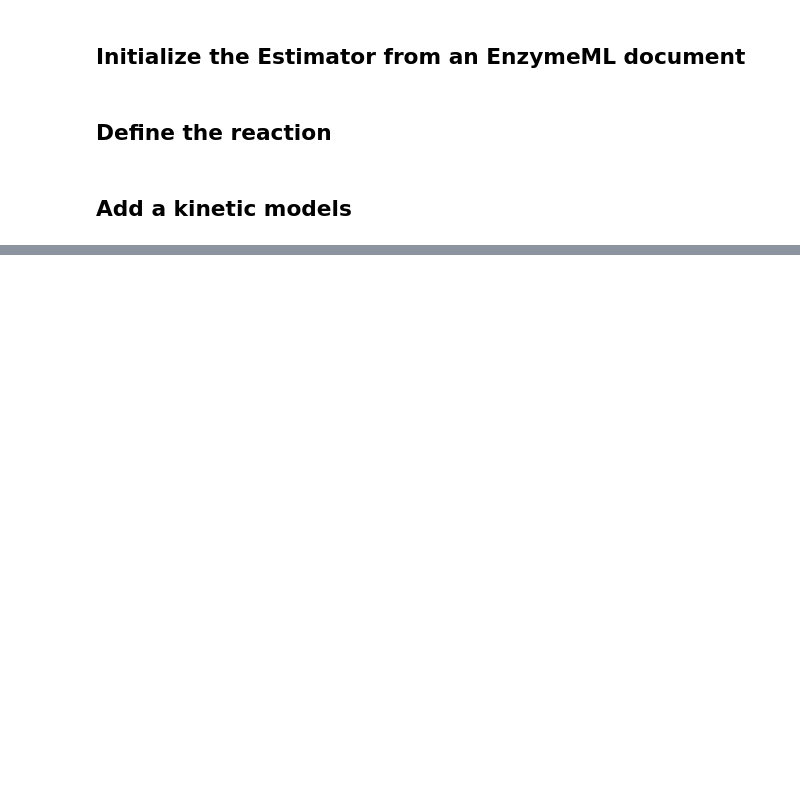
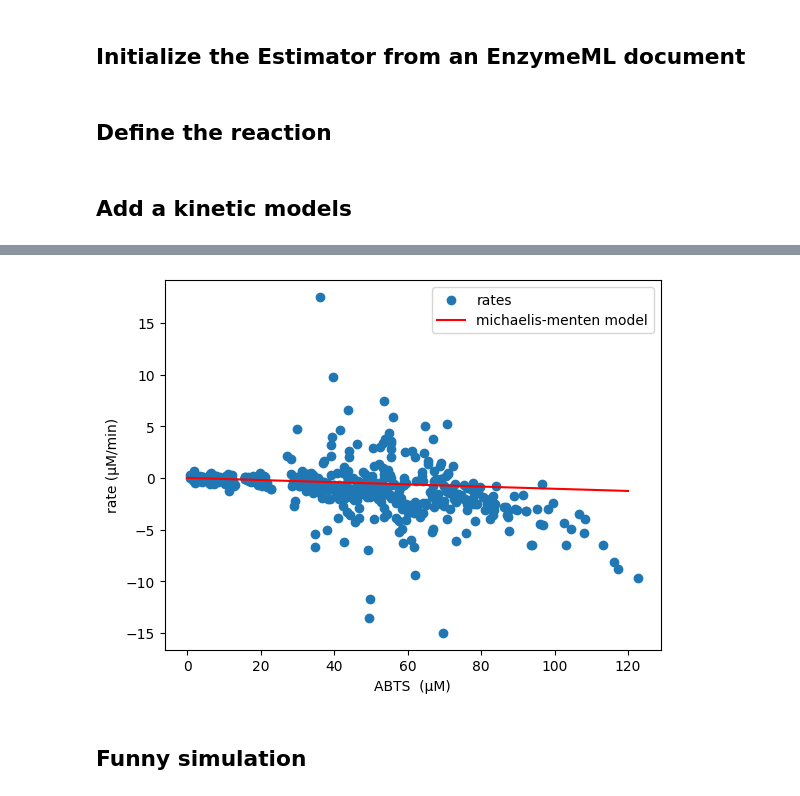
Before and after one commit to FAIRChemistry/EnzymePynetics, a Jupyter notebook: test_enzymepynetics.ipynb, the cells around one changed output, grey strips where cells are left out. Saved outputs shown, nothing was run; the diff lists cells and outputs as text; code cells hidden in the pictures; blank space fills up the shorter version.

```diff
--- a/test_enzymepynetics.ipynb
+++ b/test_enzymepynetics.ipynb
@@ -98,0 +83,28 @@ e.visualize()
+# %%
+nan_mask = np.isnan(e.substrate_data).any(axis=1)
+
+
+def mm_model(s, e, k_cat, K_m):
+    return -e * k_cat * s / (K_m + s)
+
+
+substrates = e.substrate_data[~nan_mask]
+init_subsrates = e.init_substrate_data[~nan_mask]
+
+np.diff(substrates)
+plt.scatter(substrates[:, :-1], (np.diff(substrates)), label="rates")
+plt.plot(
+    np.linspace(0, 120, 100),
+    mm_model(np.linspace(0, 120, 100), 6.55, 1610, 999999),
+    color="red",
+    label="michaelis-menten model",
+)
+# plt.plot(np.linspace(0,120,100), mm_model(np.linspace(0,120,100), 6.55, 3, 40), color="red", label="michaelis-menten model")
+plt.ylabel("rate (µM/min)")
+plt.xlabel("ABTS  (µM)")
+plt.legend()
+plt.show()
+# %% [output]
+[figure, added]
+# %% [markdown]
+## Funny simulation
```
Also changed, not shown: parts of 7 cells of this notebook, 6 other files.
